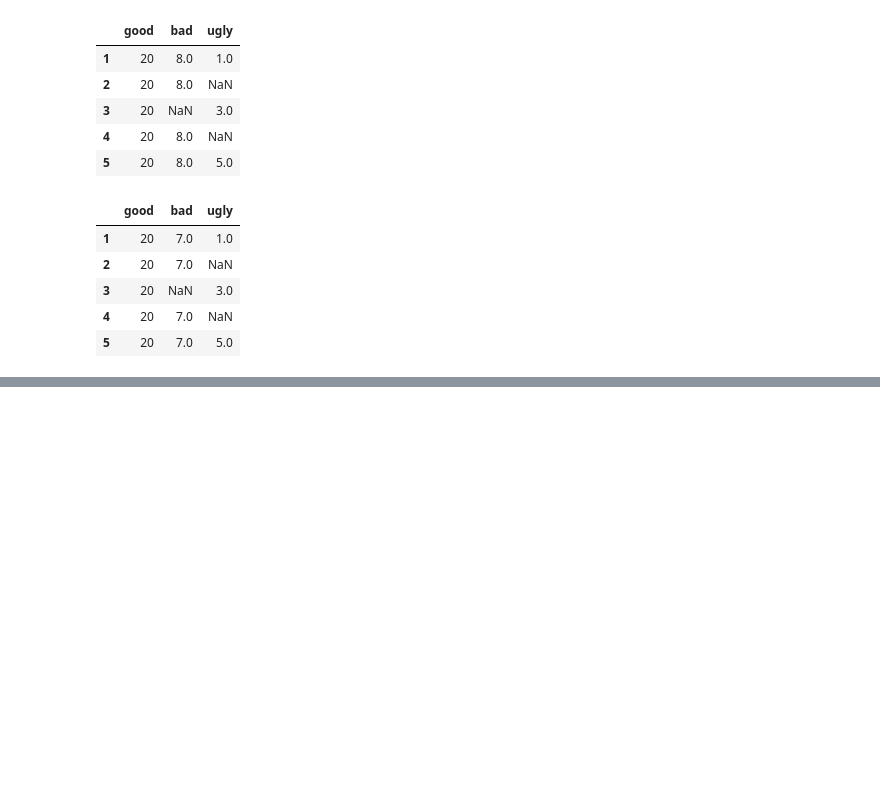
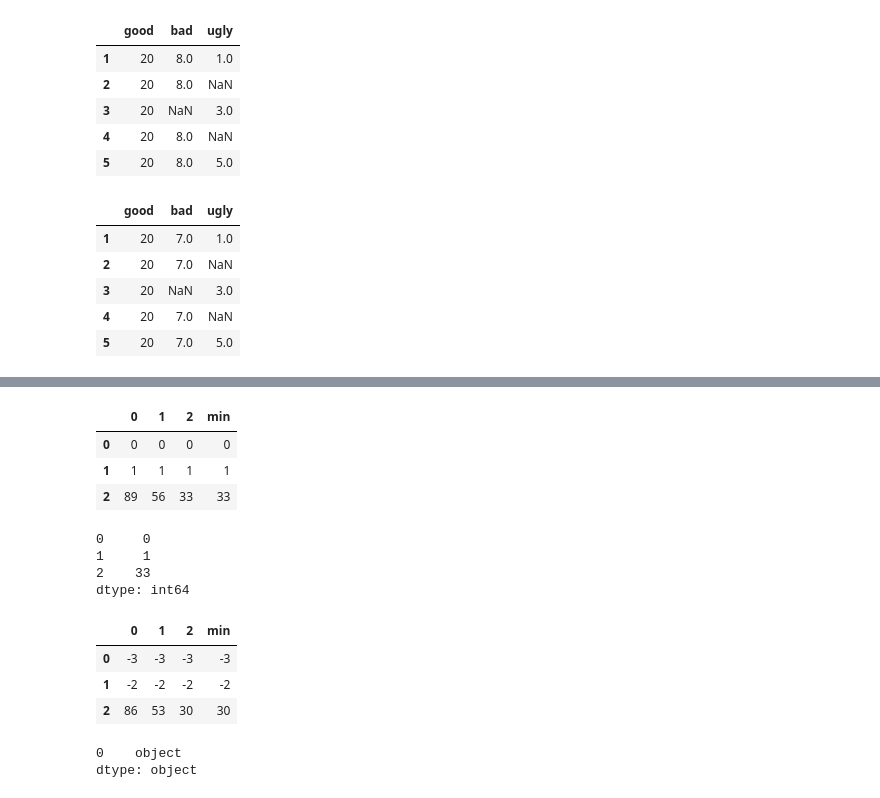
Before and after one commit to Mmotaharinia/Fundamentals_of_data_analysis, a Jupyter notebook: C_Fundamentals_of_Panda_for_new_members_of_our_team.ipynb, the cells around one changed output, grey strips where cells are left out. Cells and saved outputs as stored; diff of their text form; code cells hidden in the pictures; blank space fills up the shorter version.

```diff
--- a/C_Fundamentals_of_Panda_for_new_members_of_our_team.ipynb
+++ b/C_Fundamentals_of_Panda_for_new_members_of_our_team.ipynb
@@ -414,0 +503,40 @@ dm.replace(to_replace='5.0', value="webpage",regex=True) # how does this work?
+# %%
+#Pandas idioms
+# apply, basically write a function for one row and apply that to different rows pr columns
+import pandas as pd
+import numpy as np
+ndf=pd.DataFrame([[0,0,0],[1,1,1],[89,56,33]])
+def  min_pd(x):
+    temp=x[0]
+    a=np.min(temp)
+    return a
+ndf['min']=ndf.apply(min,axis='columns')
+ndf
+# %% [output]
+|  | 0 | 1 | 2 | min |
+| 0 | 0 | 0 | 0 | 0 |
+| 1 | 1 | 1 | 1 | 1 |
+| 2 | 89 | 56 | 33 | 33 |
+# %%
+#another method
+ndf.apply(lambda x:np.min(x),axis='columns')
+# %% [output]
+0     0
+1     1
+2    33
+dtype: int64
+# %%
+#applymap #this will apply the function to all cells in the dataframe
+ndf.applymap(lambda x:x-3)
+# %% [output]
+|  | 0 | 1 | 2 | min |
+| 0 | -3 | -3 | -3 | -3 |
+| 1 | -2 | -2 | -2 | -2 |
+| 2 | 86 | 53 | 30 | 30 |
+# %%
+#scales #change the data into categorical type
+catd=pd.DataFrame(['A+','A-','A','B+','B','B-','C','D'], index=['excellent','excellent','excelent','good','good','fair','bad','awful'])
+catd.dtypes
+# %% [output]
+0    object
+dtype: object
```
Also changed, not shown: parts of 25 cells of this notebook.
